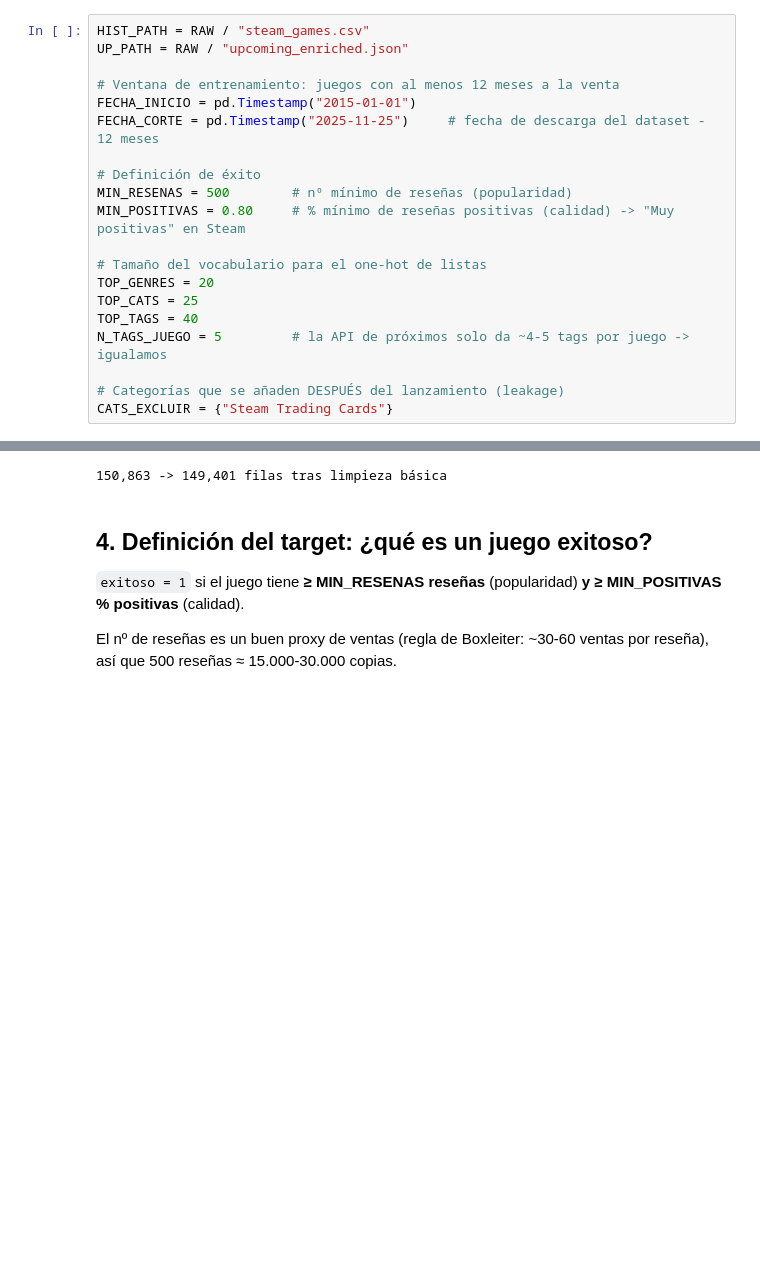
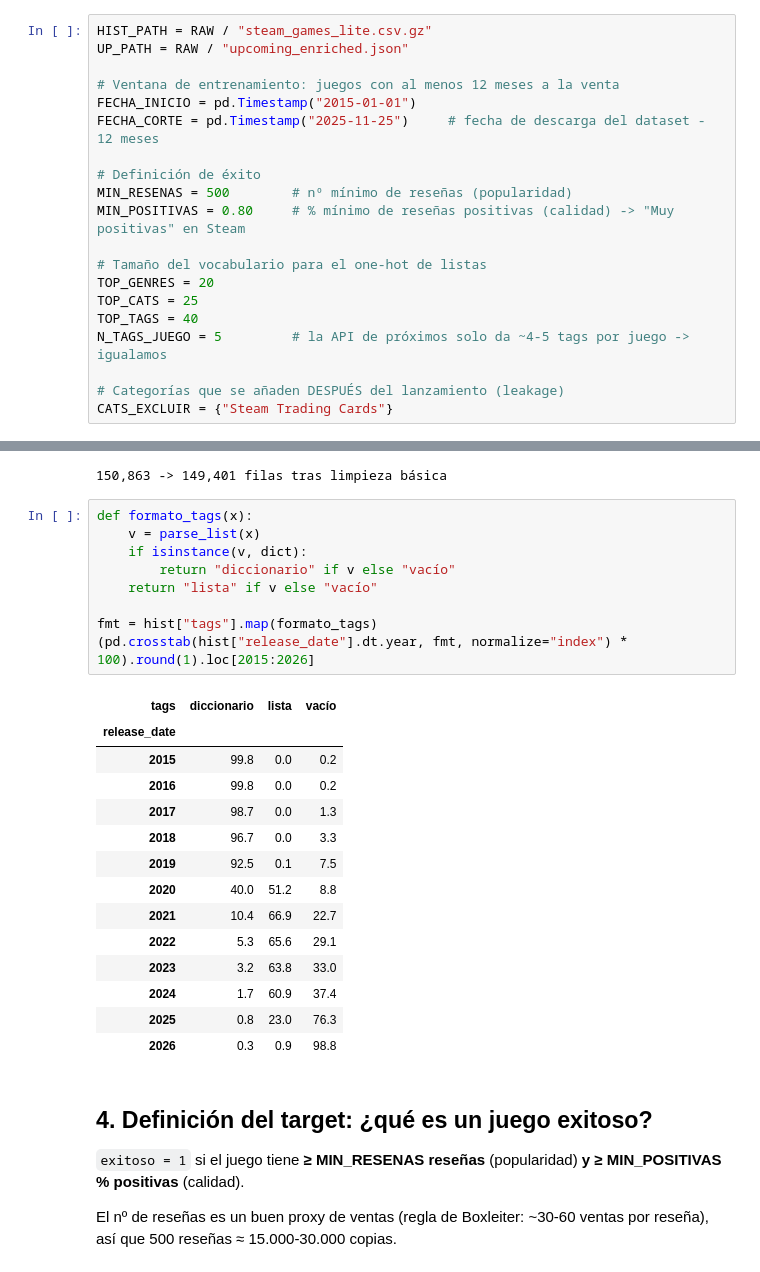
Before and after one commit to Patri-y-eso/Proyecto_ML_PLH, a Jupyter notebook: notebooks/02_LimpiezaEDA.ipynb, the cells around one changed output, grey strips where cells are left out. Drawn from its saved outputs; the diff is of its cells as text; blank space fills up the shorter version.

```diff
--- a/notebooks/02_LimpiezaEDA.ipynb
+++ b/notebooks/02_LimpiezaEDA.ipynb
@@ -30,7 +30,7 @@ PROC.mkdir(parents=True, exist_ok=True)
 
 Todas las decisiones importantes están aquí arriba para poder cambiarlas fácilmente.
 # %%
-HIST_PATH = RAW / "steam_games.csv"
+HIST_PATH = RAW / "steam_games_lite.csv.gz"
 UP_PATH = RAW / "upcoming_enriched.json"
 
 # Ventana de entrenamiento: juegos con al menos 12 meses a la venta
@@ -157,6 +157,30 @@ for c in ["positive", "negative"]:
 print(f"{n0:,} -> {len(hist):,} filas tras limpieza básica")
 # %% [output]
 150,863 -> 149,401 filas tras limpieza básica
+# %%
+def formato_tags(x):
+    v = parse_list(x)
+    if isinstance(v, dict):
+        return "diccionario" if v else "vacío"
+    return "lista" if v else "vacío"
+
+fmt = hist["tags"].map(formato_tags)
+(pd.crosstab(hist["release_date"].dt.year, fmt, normalize="index") * 100).round(1).loc[2015:2026]
+# %% [output]
+| tags | diccionario | lista | vacío |
+| release_date |  |  |  |
+| 2015 | 99.8 | 0.0 | 0.2 |
+| 2016 | 99.8 | 0.0 | 0.2 |
+| 2017 | 98.7 | 0.0 | 1.3 |
+| 2018 | 96.7 | 0.0 | 3.3 |
+| 2019 | 92.5 | 0.1 | 7.5 |
+| 2020 | 40.0 | 51.2 | 8.8 |
+| 2021 | 10.4 | 66.9 | 22.7 |
+| 2022 | 5.3 | 65.6 | 29.1 |
+| 2023 | 3.2 | 63.8 | 33.0 |
+| 2024 | 1.7 | 60.9 | 37.4 |
+| 2025 | 0.8 | 23.0 | 76.3 |
+| 2026 | 0.3 | 0.9 | 98.8 |
 # %% [markdown]
 ## 4. Definición del target: ¿qué es un juego exitoso?
 
```
Also changed, not shown: parts of 2 cells of this notebook, 28 other files.
